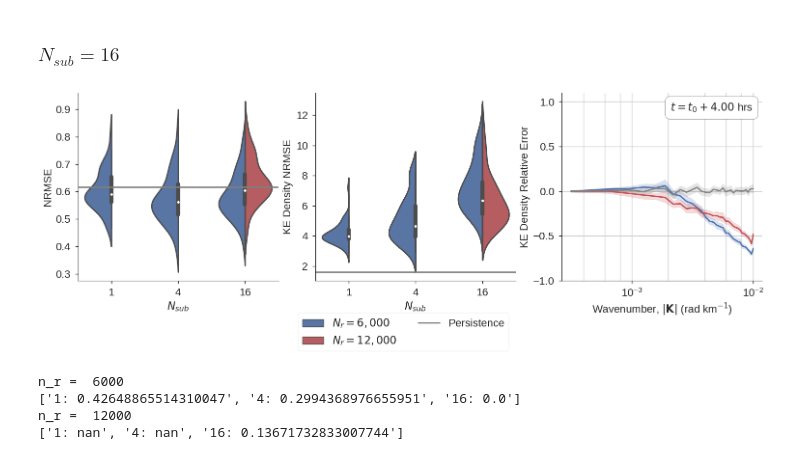
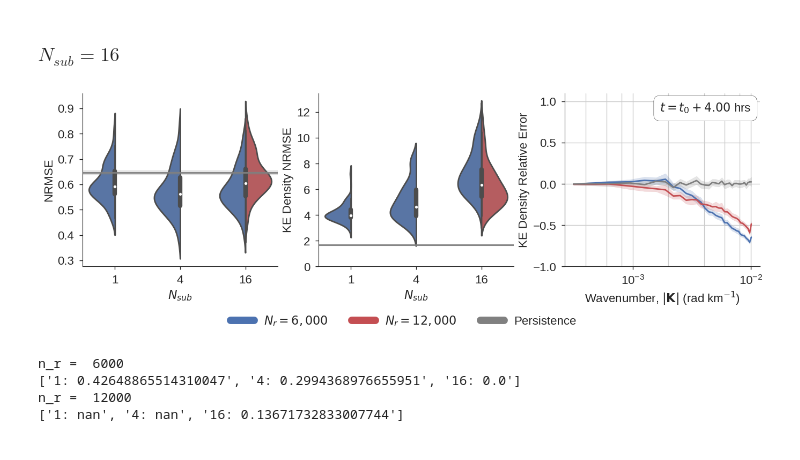
Before and after one commit to timothyas/rc-gfd, a Jupyter notebook: notebooks/plot_esn_width.ipynb, the cells around one changed output. Drawn from its saved outputs; the diff is of its cells as text; code cells hidden in the pictures.

```diff
--- a/notebooks/plot_esn_width.ipynb
+++ b/notebooks/plot_esn_width.ipynb
@@ -81,34 +81,33 @@ mp = QuickMetricsPlot(
     metrics=("nrmse", "ke_nrmse", "ke_nrmse"),
     cdim="n_sub",
     show_persistence=True,
-    ax_size=(5,4.65),
+    estimator="median"
 )
 # %% [markdown]
 ### $N_{sub}=16$
 # %%
 fig, axs = mp(ds.sel(gamma=0.1), show_time=False, hue="n_reservoir", split=True)
 [ax.set(xlabel="$N_{sub}$") for ax in axs[:-1]]
 [ax.legend().remove() for ax in axs]
+axs[1].set(ylim=(0,None))
 axs[-1].clear()
 
 fig, axs = plot_ke_relerr(
     ds["ke_rel_err"].sel(gamma=0.1, n_sub=16),
     fig=fig,
     axs=axs[-1:],
     hours=(4,),
     cdim="n_reservoir",
     clabel=lambda n_r : r"$N_{r} = %d$" % (n_r),
     show_persistence=True,
     persistence=ds["p_ke_rel_err"],
 )
-labels = (r"$N_r = 6,000$",) +  tuple("_nolegend_" for _ in range(4)) + (r"$N_r=12,000$",)
-labels += tuple("_nolegend_" for _ in range(8*4-2)) + ("Persistence",)
-fig.legend(labels,
-           loc="center", bbox_to_anchor=(.5, -.075), ncol=2, frameon=True)
+labels = [r"$N_r = 6,000$",r"$N_r = 12,000$", "Persistence"]
+global_legend(fig, labels, color_start=mp.color_start)
 
 fig.savefig(f"{fig_dir}/rc_reservoir_size.pdf", bbox_inches="tight")
 # %% [output]
-[figure, old version]
+[figure, new version]
 # %%
 kenrmse = np.sqrt( (ds.ke_nrmse**2).mean("time") ).sel(gamma=0.1).mean("sample")
 # %%
```
Also changed, not shown: parts of 1 cell of this notebook, 14 other files.
